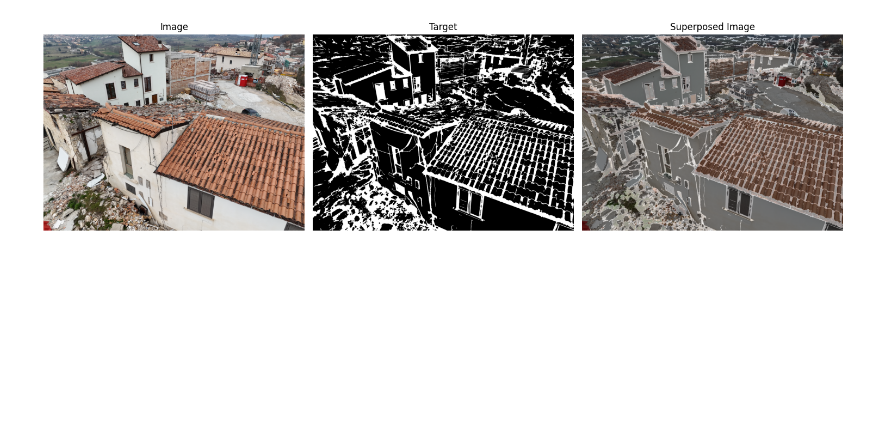
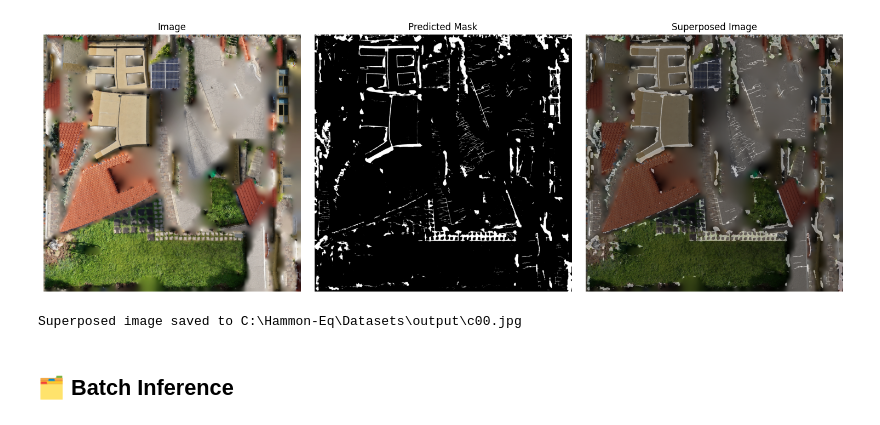
Before and after one commit to ICSC-Spoke3/HaMMonEQ-Workspace, a Jupyter notebook: inference/inference.ipynb, the cells around one changed output. Saved outputs shown, nothing was run; the diff lists cells and outputs as text; code cells hidden in the pictures; blank space fills up the shorter version.

Commit message:
Single Image Inference

```diff
--- a/inference/inference.ipynb
+++ b/inference/inference.ipynb
@@ -28 +52,12 @@ print(' ')
+# %%
+# Initialize the Patcher with the model, kernel size, stride, and device
+patcher = Patcher(
+    model=model,
+    kernel=(512, 512),
+    stride=(500, 500),
+    device=device,
+    mode='average',
+    predict=predict,
+    debug=debug_patches,
+)
 # %% [markdown]
@@ -30,11 +80,5 @@ print(' ')
 # %%
-file_path = 'put-your-image-path-here.jpg'
-
-# file_path = '/media/mauro/Data/Datasets/public-cracks/DeepCrack/test/imgs/test11215-5.jpg'
-# file_path = '/home/mauro/Downloads/e10221.jpg'
-file_path = '/home/mauro/Downloads/DJI_20250308100657_0850_D.JPG'
-# file_path = '/home/mauro/Downloads/DJI_20241014153158_0169_D.jpg'
-
-file_path = Path(file_path)
+# Create a Path object for the image file
+file_path = Path(image_path)
 assert file_path.exists(), f"File {file_path} does not exist."
 # %%
@@ -48,13 +92,0 @@ torch.Size([1, 3, 3024, 4032])
-# %%
-
-predict = Predict(kind='binary_predictions', threshold=0.1)
-
-patcher = Patcher(model=model,
-                  kernel=(512, 512),
-                  stride=(500, 500),
-                  device=device,
-                  mode='average',
-                  predict=predict,
-                  debug=True, # True to visualize patches
-                  )
-#patcher.compute_batch_layout((3,2,1408,704))
@@ -78,0 +110,3 @@ img.view_np(img_np)
+# %%
+# Convert the output to a numpy array for visualization
+prediction_np = img.label_to_np(output[0].squeeze(0))
@@ -79,7 +130,13 @@ img.view_np(img_np)
 # %%
-nnp = img.label_to_np(output[0].squeeze(0))
-
-
-img.visualize_images_with_superposition(img.img_to_np(input.squeeze(0)), nnp)
+# Visualize the superposition with the input image and the prediction
+img.visualize_images_with_superposition_prediction(img.img_to_np(input.squeeze(0)), prediction_np, alpha=alpha)
 # %% [output]
-[figure, old version]
+[figure, new version]
+# %%
+# save the superposed image
+img.save_from_np(superposed_img, save_path=save_path)
+print(f"Superposed image saved to {save_path}")
+# %% [output]
+Superposed image saved to C:\Hammon-Eq\Datasets\output\c00.jpg
+# %% [markdown]
+## 🗂️ Batch Inference
```
Also changed, not shown: parts of 18 cells of this notebook, 3 other files.
